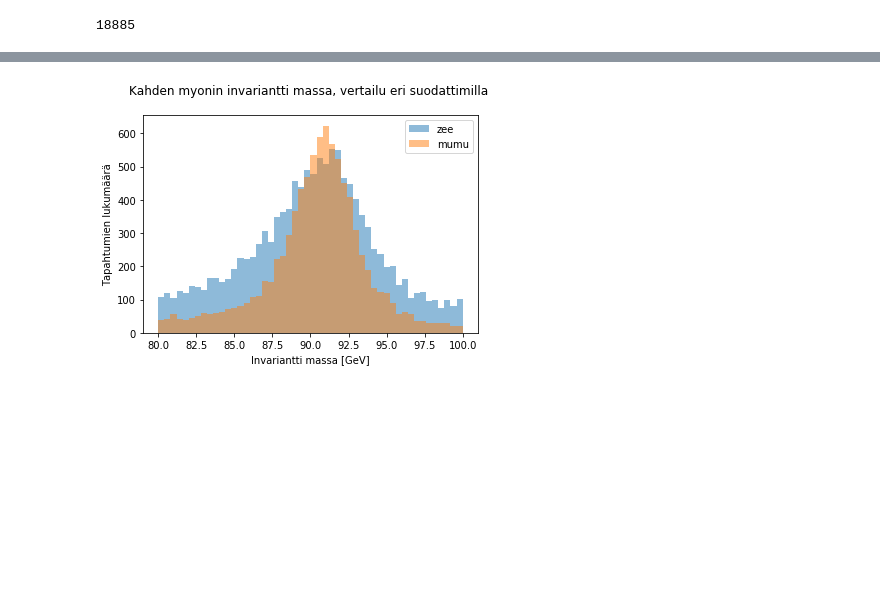
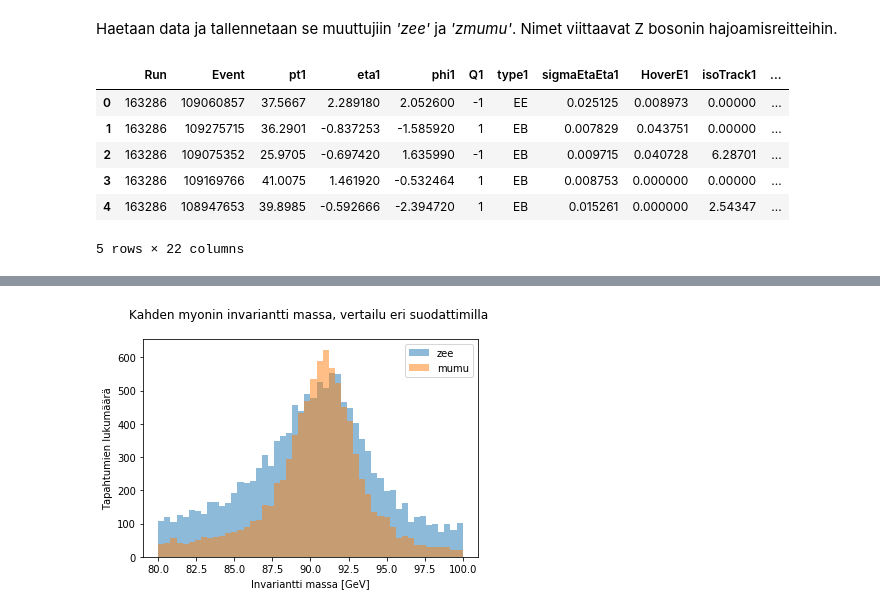
Before and after one commit to cms-opendata-education/cms-jupyter-materials-finnish, a Jupyter notebook: Oppimiskokonaisuudet/Avoin-data-hiukkasfysiikassa/3_Data-analyysi/6_Datan-suodattimien-vertailu.ipynb, the cells around one changed output, grey strips where cells are left out. Drawn from its saved outputs; the diff is of its cells as text; code cells hidden in the pictures; blank space fills up the shorter version.

```diff
--- a/Oppimiskokonaisuudet/Avoin-data-hiukkasfysiikassa/3_Data-analyysi/6_Datan-suodattimien-vertailu.ipynb
+++ b/Oppimiskokonaisuudet/Avoin-data-hiukkasfysiikassa/3_Data-analyysi/6_Datan-suodattimien-vertailu.ipynb
@@ -21,12 +31,18 @@ import pandas
 import matplotlib.pyplot as plt
 import numpy as np
 %matplotlib inline
+# %% [markdown]
+Haetaan data ja tallennetaan se muuttujiin _'zee'_ ja _'zmumu'_. Nimet viittaavat Z bosonin hajoamisreitteihin.
 # %%
 zee = pandas.read_csv('https://raw.githubusercontent.com/cms-opendata-education/cms-jupyter-materials-finnish/master/Data/Zee_Run2011A.csv')
 zee.head()
- #160873-173663
-len(zee.Run)
 # %% [output]
+|  | Run | Event | pt1 | eta1 | phi1 | Q1 | type1 | sigmaEtaEta1 | HoverE1 | isoTrack1 | ... |
+| 0 | 163286 | 109060857 | 37.5667 | 2.289180 | 2.052600 | -1 | EE | 0.025125 | 0.008973 | 0.00000 | ... |
+| 1 | 163286 | 109275715 | 36.2901 | -0.837253 | -1.585920 | 1 | EB | 0.007829 | 0.043751 | 0.00000 | ... |
+| 2 | 163286 | 109075352 | 25.9705 | -0.697420 | 1.635990 | -1 | EB | 0.009715 | 0.040728 | 6.28701 | ... |
+| 3 | 163286 | 109169766 | 41.0075 | 1.461920 | -0.532464 | 1 | EB | 0.008753 | 0.000000 | 0.00000 | ... |
+| 4 | 163286 | 108947653 | 39.8985 | -0.592666 | -2.394720 | 1 | EB | 0.015261 | 0.000000 | 2.54347 | ... |
-18885
+5 rows × 22 columns
 # %%
 zmumu = pandas.read_csv('https://raw.githubusercontent.com/cms-opendata-education/cms-jupyter-materials-finnish/master/Data/Zmumu_Run2011A.csv')
```
Also changed, not shown: parts of 7 cells of this notebook, 2 other files.
